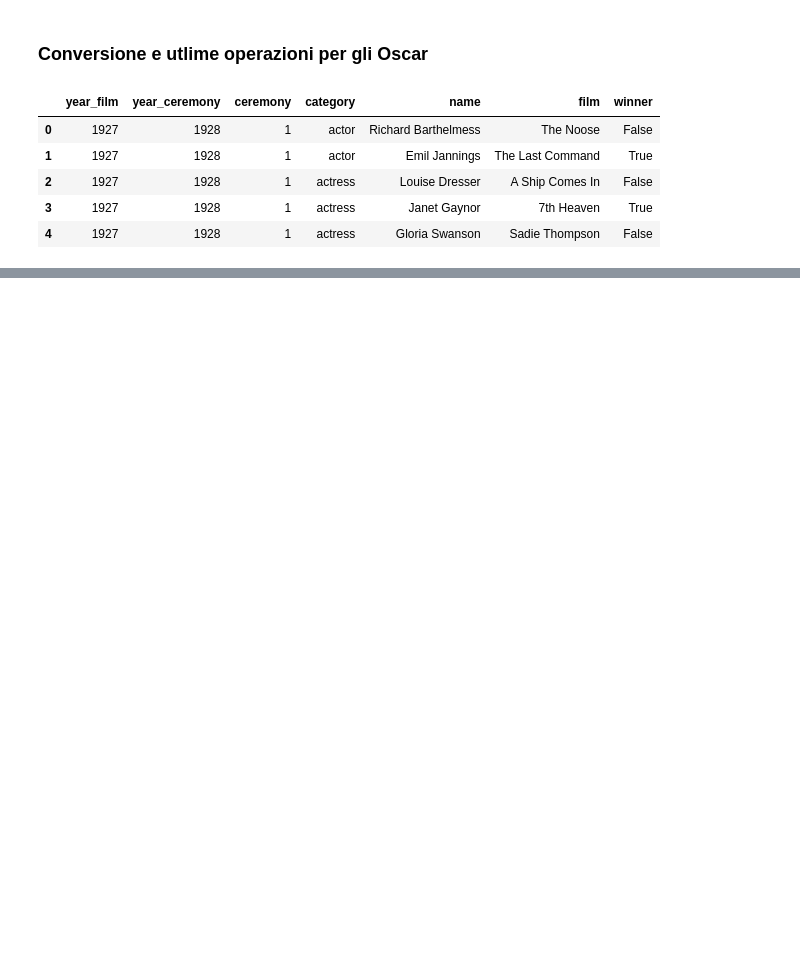
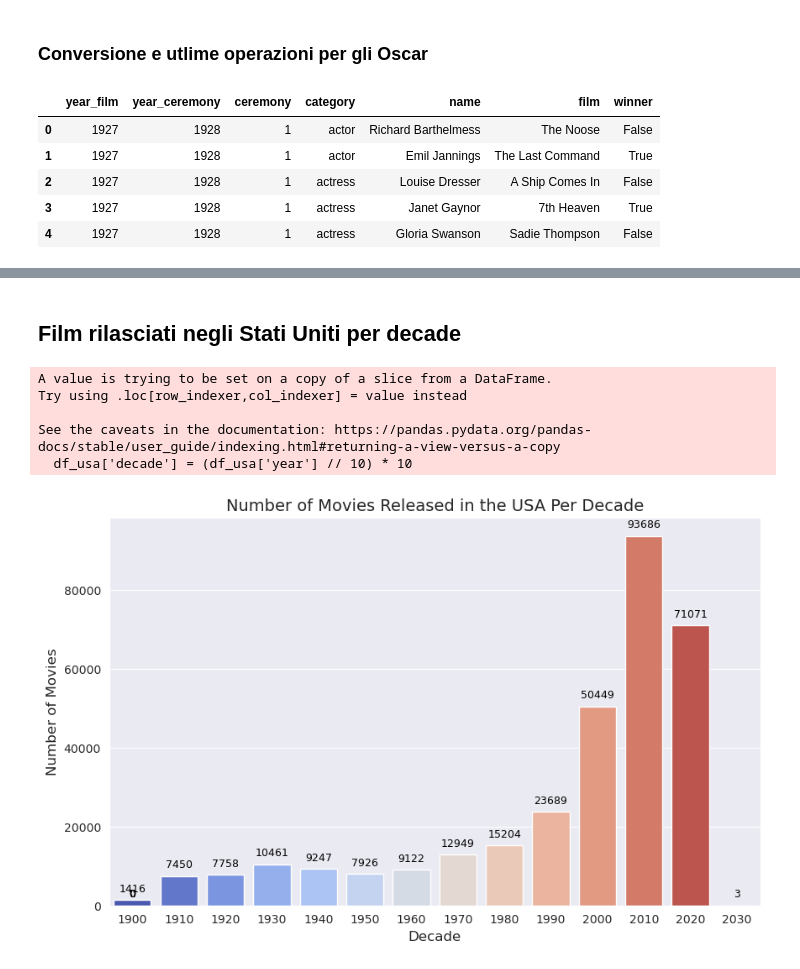
Before and after one commit to DarioMangini/IUM_Progetto_Mangini_Dario, a Jupyter notebook: solution/analisi.ipynb, the cells around one changed output, grey strips where cells are left out. Saved outputs shown, nothing was run; the diff lists cells and outputs as text; code cells hidden in the pictures; blank space fills up the shorter version.

```diff
--- a/solution/analisi.ipynb
+++ b/solution/analisi.ipynb
@@ -1465,0 +1581,33 @@ df_oscar_clean.head()
+# %% [markdown]
+## Film rilasciati negli Stati Uniti per decade
+# %%
+# Filtrare i film rilasciati negli Stati Uniti e calcolare la decade
+df_releases_clean['year'] = pd.to_datetime(df_releases_clean['date'], errors='coerce').dt.year
+df_usa = df_releases_clean[(df_releases_clean['country'] == 'USA') & (df_releases_clean['year'] >= 1900)]
+df_usa['decade'] = (df_usa['year'] // 10) * 10
+
+# Creare il barplot
+plt.figure(figsize=(10, 6))
+ax = sns.countplot(x='decade', data=df_usa, hue='decade', palette='coolwarm', dodge=False)
+plt.legend([], [], frameon=False)
+
+# Aggiungere titolo e etichette
+plt.title('Number of Movies Released in the USA Per Decade', fontsize=14)
+plt.xlabel('Decade', fontsize=12)
+plt.ylabel('Number of Movies', fontsize=12)
+
+# Aggiungere conteggi sopra le barre
+for p in ax.patches:
+    ax.annotate(f'{int(p.get_height())}',
+                (p.get_x() + p.get_width() / 2., p.get_height()),
+                ha='center', va='bottom', fontsize=9, color='black', xytext=(0, 5),
+                textcoords='offset points')
+
+plt.show()
+# %% [output]
+A value is trying to be set on a copy of a slice from a DataFrame.
+Try using .loc[row_indexer,col_indexer] = value instead
+
+See the caveats in the documentation: https://pandas.pydata.org/pandas-docs/stable/user_guide/indexing.html#returning-a-view-versus-a-copy
+  df_usa['decade'] = (df_usa['year'] // 10) * 10
+[figure, added]
```
Also changed, not shown: parts of 26 cells of this notebook.
